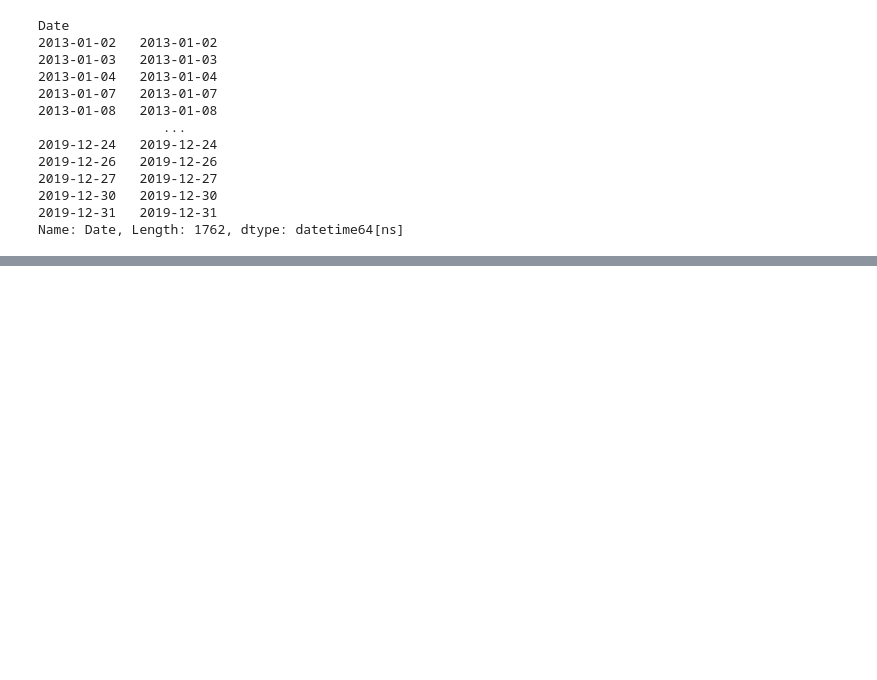
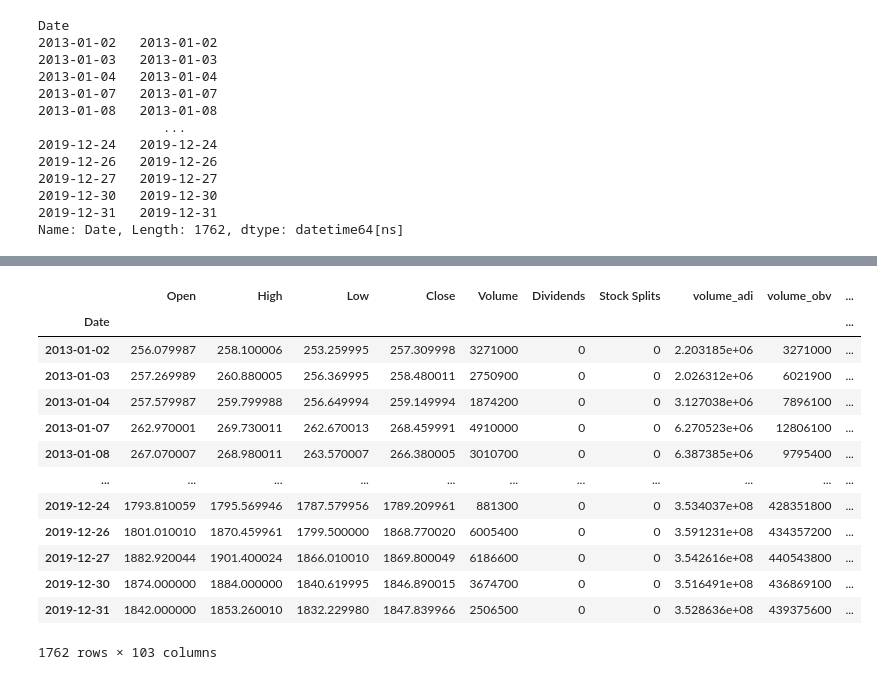
Before and after one commit to andrea-00/stock-market-prediction, a Jupyter notebook: Stock Market Prediction Notebook.ipynb, the cells around one changed output, grey strips where cells are left out. Cells and saved outputs as stored; diff of their text form; code cells hidden in the pictures; blank space fills up the shorter version.

Commit message:
Adding some extra date related features

```diff
--- a/Stock Market Prediction Notebook.ipynb
+++ b/Stock Market Prediction Notebook.ipynb
@@ -69,3 +70,7 @@ Date
 2019-12-30   2019-12-30
 2019-12-31   2019-12-31
 Name: Date, Length: 1762, dtype: datetime64[ns]
+# %%
+from ta import add_all_ta_features # ta = technical analysis
+df = add_all_ta_features(df,"Open","High","Low","Close","Volume",fillna=True)
+print(df.columns)
@@ -71,0 +95,19 @@ Name: Date, Length: 1762, dtype: datetime64[ns]
+# %%
+# see if there are any special dates
+import fastai.tabular
+fastai.tabular.add_datepart(df,'Date',drop=True) # if it doesn't have one, just drop
+# %% [output]
+|  | Open | High | Low | Close | Volume | Dividends | Stock Splits | volume_adi | volume_obv | ... |
+| Date |  |  |  |  |  |  |  |  |  | ... |
+| 2013-01-02 | 256.079987 | 258.100006 | 253.259995 | 257.309998 | 3271000 | 0 | 0 | 2.203185e+06 | 3271000 | ... |
+| 2013-01-03 | 257.269989 | 260.880005 | 256.369995 | 258.480011 | 2750900 | 0 | 0 | 2.026312e+06 | 6021900 | ... |
+| 2013-01-04 | 257.579987 | 259.799988 | 256.649994 | 259.149994 | 1874200 | 0 | 0 | 3.127038e+06 | 7896100 | ... |
+| 2013-01-07 | 262.970001 | 269.730011 | 262.670013 | 268.459991 | 4910000 | 0 | 0 | 6.270523e+06 | 12806100 | ... |
+| 2013-01-08 | 267.070007 | 268.980011 | 263.570007 | 266.380005 | 3010700 | 0 | 0 | 6.387385e+06 | 9795400 | ... |
+| ... | ... | ... | ... | ... | ... | ... | ... | ... | ... | ... |
+| 2019-12-24 | 1793.810059 | 1795.569946 | 1787.579956 | 1789.209961 | 881300 | 0 | 0 | 3.534037e+08 | 428351800 | ... |
+| 2019-12-26 | 1801.010010 | 1870.459961 | 1799.500000 | 1868.770020 | 6005400 | 0 | 0 | 3.591231e+08 | 434357200 | ... |
+| 2019-12-27 | 1882.920044 | 1901.400024 | 1866.010010 | 1869.800049 | 6186600 | 0 | 0 | 3.542616e+08 | 440543800 | ... |
+| 2019-12-30 | 1874.000000 | 1884.000000 | 1840.619995 | 1846.890015 | 3674700 | 0 | 0 | 3.516491e+08 | 436869100 | ... |
+| 2019-12-31 | 1842.000000 | 1853.260010 | 1832.229980 | 1847.839966 | 2506500 | 0 | 0 | 3.528636e+08 | 439375600 | ... |
+1762 rows × 103 columns
```
Also changed, not shown: parts of 4 cells of this notebook.
